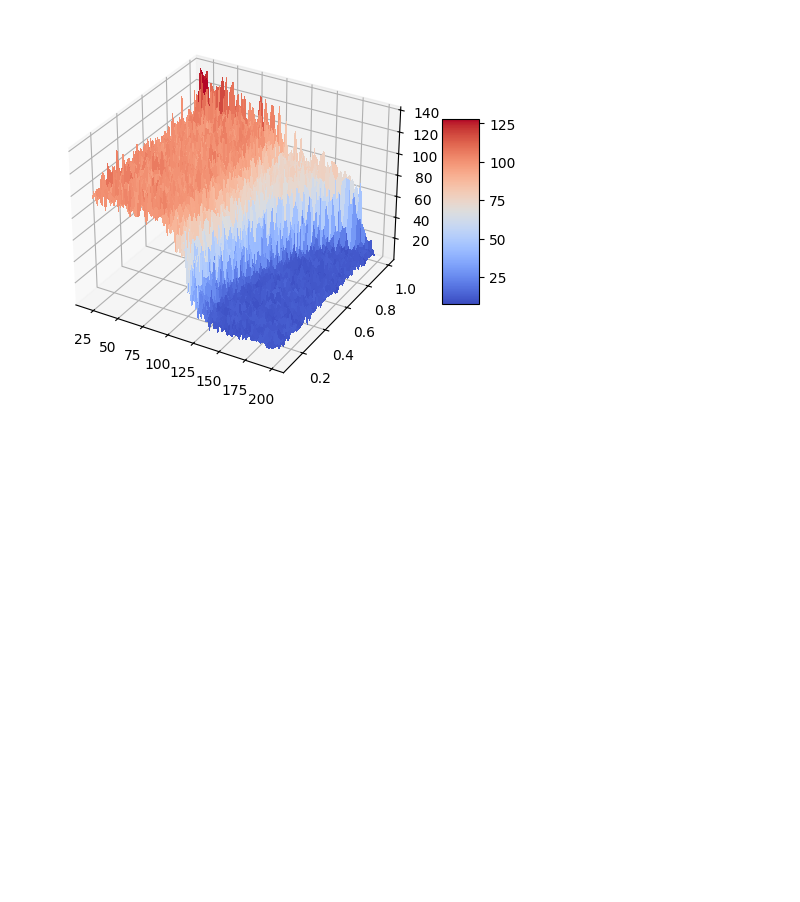
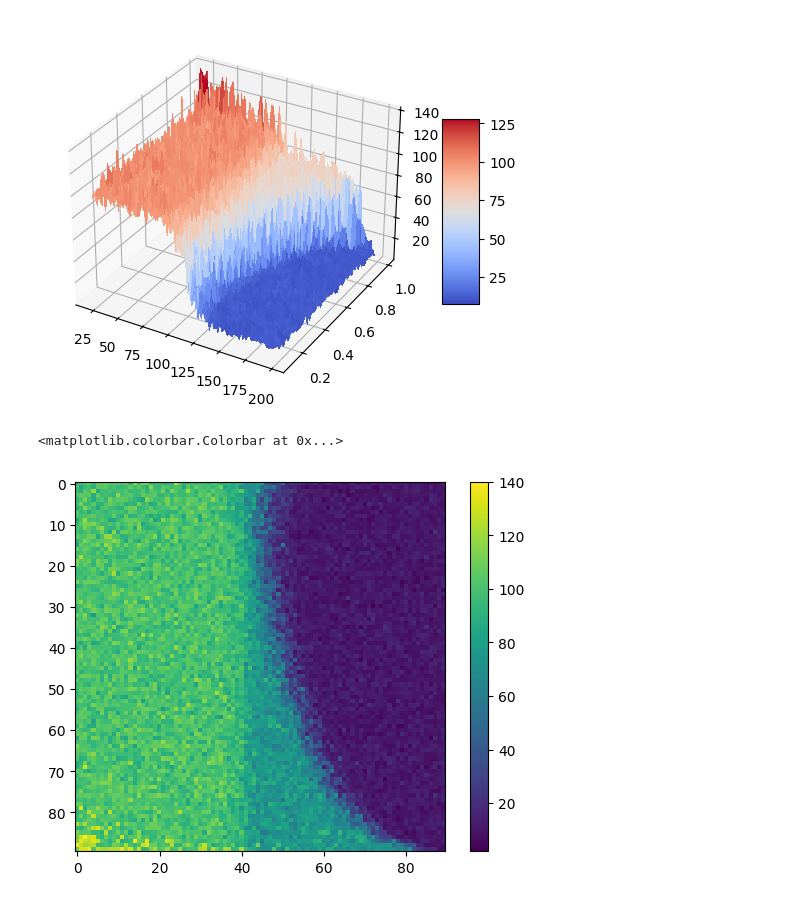
Before and after one commit to jackyisclever/Politic-stimulation, a Jupyter notebook: _playground.ipynb, the cells around one changed output. Drawn from its saved outputs; the diff is of its cells as text; code cells hidden in the pictures; blank space fills up the shorter version.

```diff
--- a/_playground.ipynb
+++ b/_playground.ipynb
@@ -40,3 +40,9 @@ fig.colorbar(surf, shrink=0.5, aspect=5)
 plt.show()
 # %% [output]
 [figure]
+# %%
+plt.imshow(values)
+plt.colorbar()
+# %% [output]
+<matplotlib.colorbar.Colorbar at 0x...>
+[figure, added]
```
